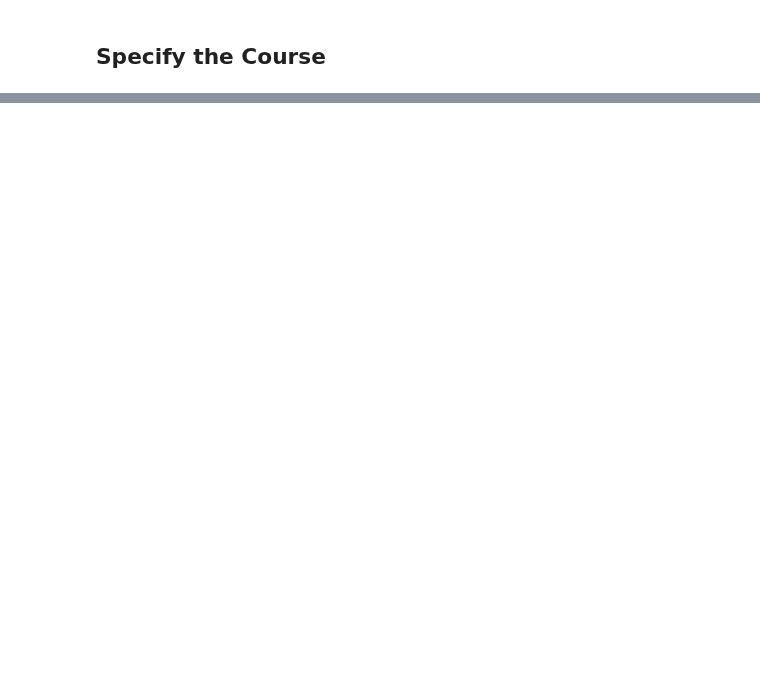
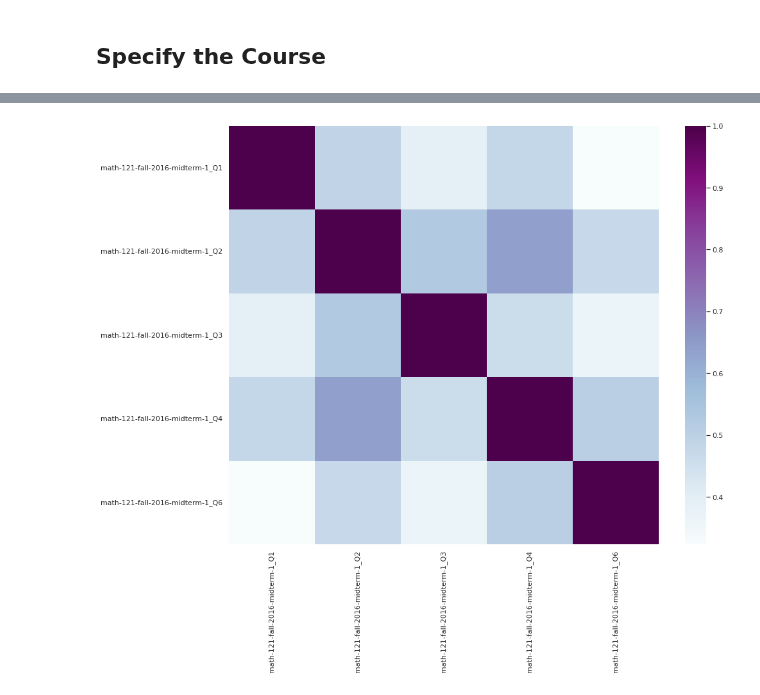
Before and after one commit to colliand/cm-api-experiments, a Jupyter notebook: scores-from-assessments-in-course-public.ipynb, the cells around one changed output, grey strips where cells are left out. Cells and saved outputs as stored; diff of their text form; code cells hidden in the pictures; blank space fills up the shorter version.

Commit message:
add updated scores-from-assessments-in-course-public notebook

```diff
--- a/scores-from-assessments-in-course-public.ipynb
+++ b/scores-from-assessments-in-course-public.ipynb
@@ -250,0 +253,11 @@ len(dgda)
+# %%
+NA_val = dge.isna().sum()
+
+def na_filter(na, threshold = .4): #only select variables that passees the threshold
+    col_pass = []
+    for i in na.keys():
+        if na[i]/dge.shape[0]<threshold:
+            col_pass.append(i)
+    return col_pass
+
+dge = dge[na_filter(NA_val)]
@@ -250,0 +277,7 @@ len(dgda)
+# %%
+gradebook = dge
+# %%
+# Drop Email column
+# The scores data frame should be used to analyze course performance across questions.
+# The analysis of questions from scores does not require personally identifiable info on students.
+scores = gradebook.drop(['Email'], axis=1, errors='ignore')
@@ -250,0 +306,7 @@ len(dgda)
+# %%
+corr = scores.corr
+# %%
+plt.figure(figsize = (15,12))
+ax = sns.heatmap(corr('pearson'), cmap="BuPu", annot=False)
+# %% [output]
+[figure, added]
```
Also changed, not shown: parts of 78 cells of this notebook.
